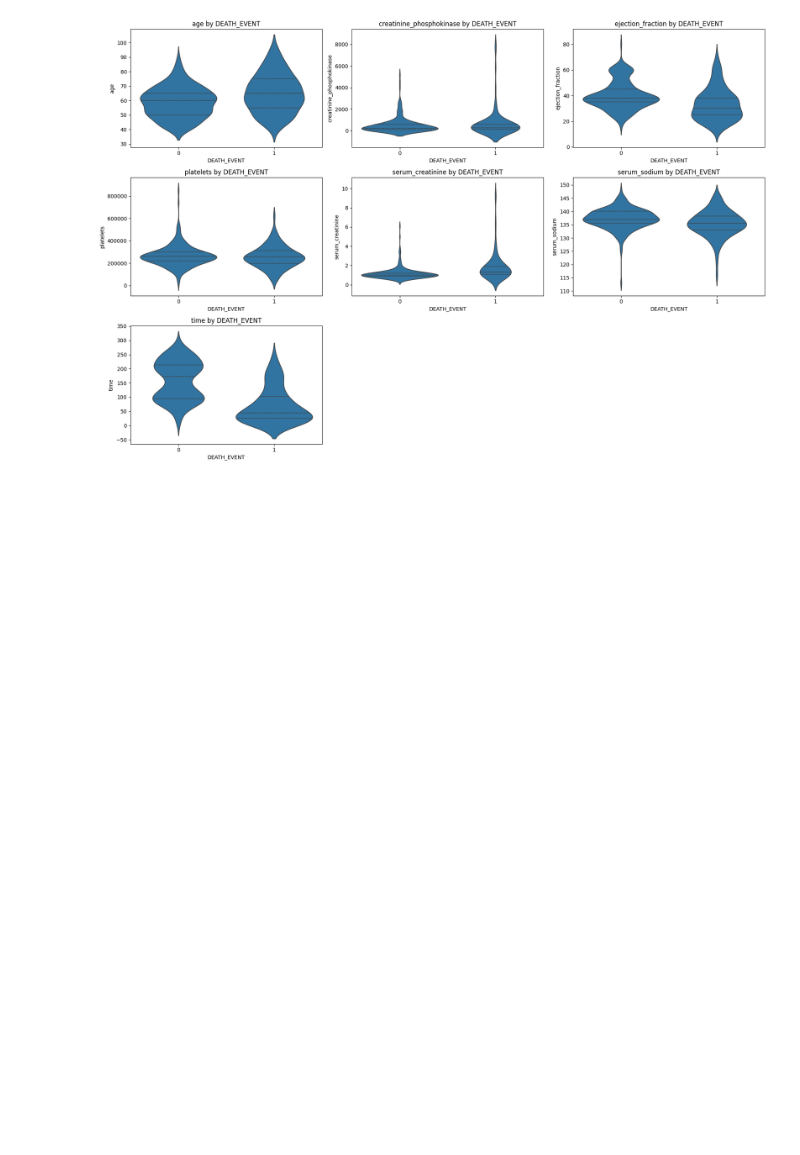
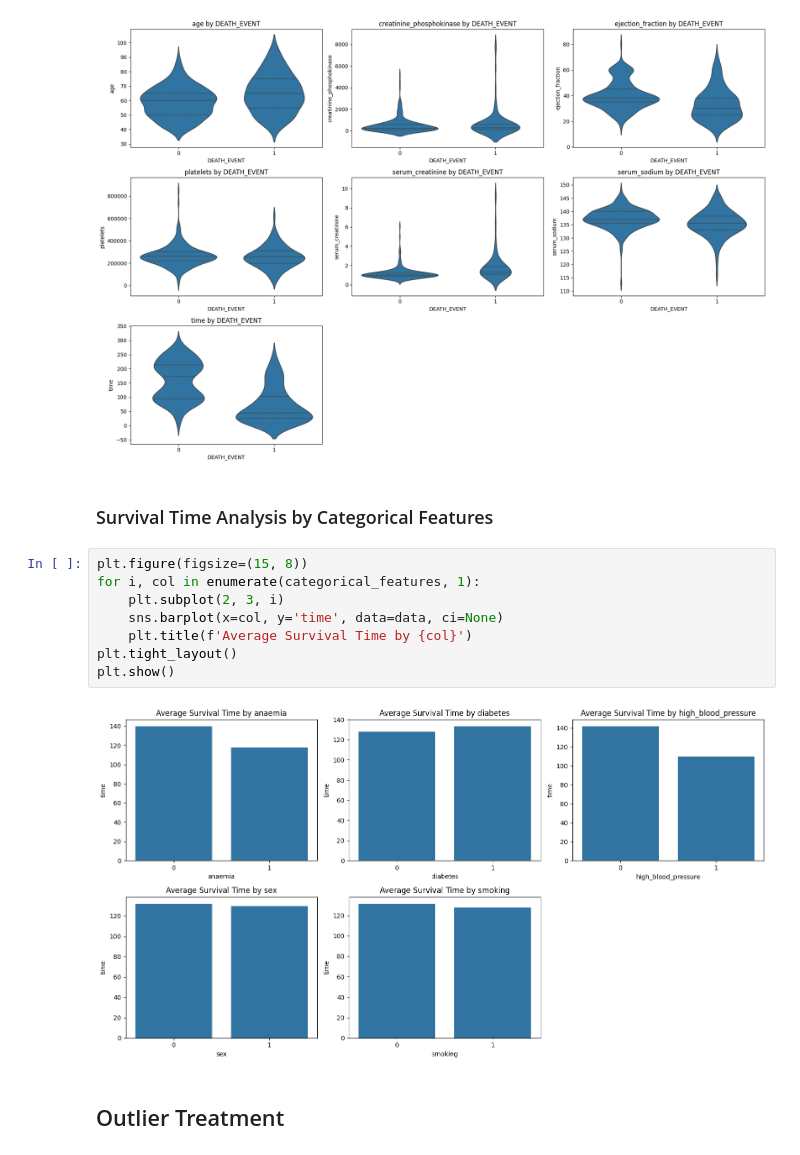
Before and after one commit to MarisaOishy/Heart-_Failure-_Prediction, a Jupyter notebook: Notebook_file/Heart_failure_prediction.ipynb, the cells around one changed output. Cells and saved outputs as stored; diff of their text form; blank space fills up the shorter version.

```diff
--- a/Notebook_file/Heart_failure_prediction.ipynb
+++ b/Notebook_file/Heart_failure_prediction.ipynb
@@ -209,3 +192,17 @@ plt.tight_layout()
 plt.show()
 # %% [output]
 [figure]
+# %% [markdown]
+### Survival Time Analysis by Categorical Features
+# %%
+plt.figure(figsize=(15, 8))
+for i, col in enumerate(categorical_features, 1):
+    plt.subplot(2, 3, i)
+    sns.barplot(x=col, y='time', data=data, ci=None)
+    plt.title(f'Average Survival Time by {col}')
+plt.tight_layout()
+plt.show()
+# %% [output]
+[figure, added]
+# %% [markdown]
+## Outlier Treatment
```
Also changed, not shown: parts of 18 cells of this notebook.
